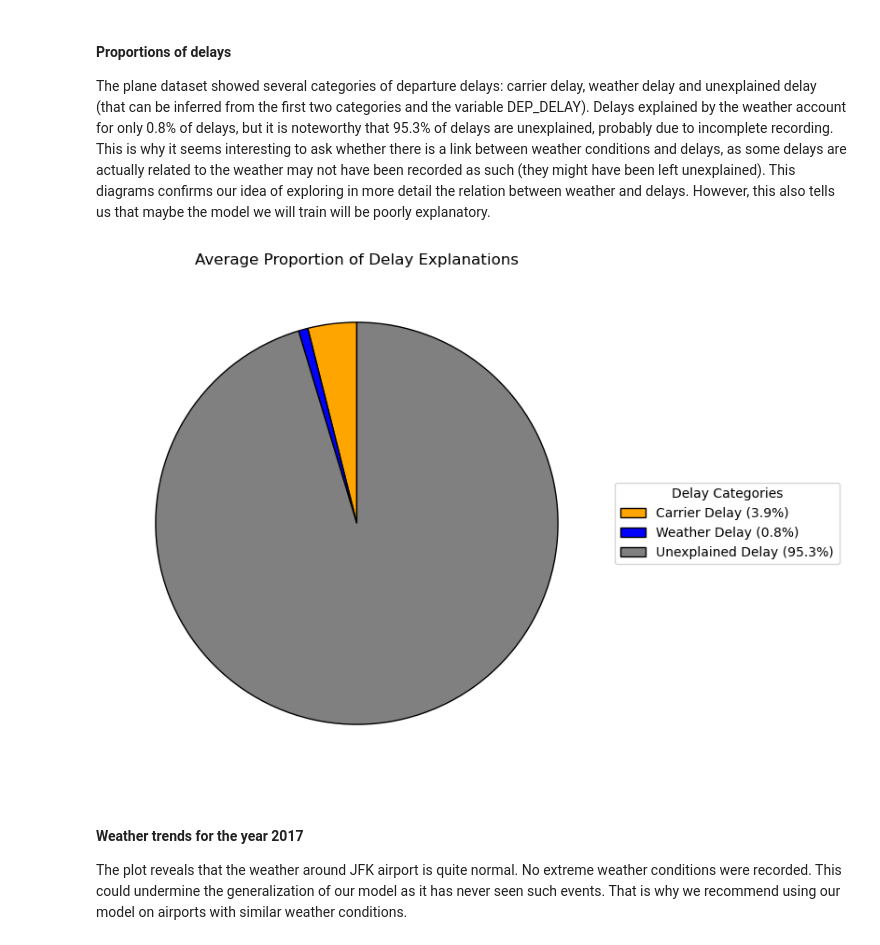
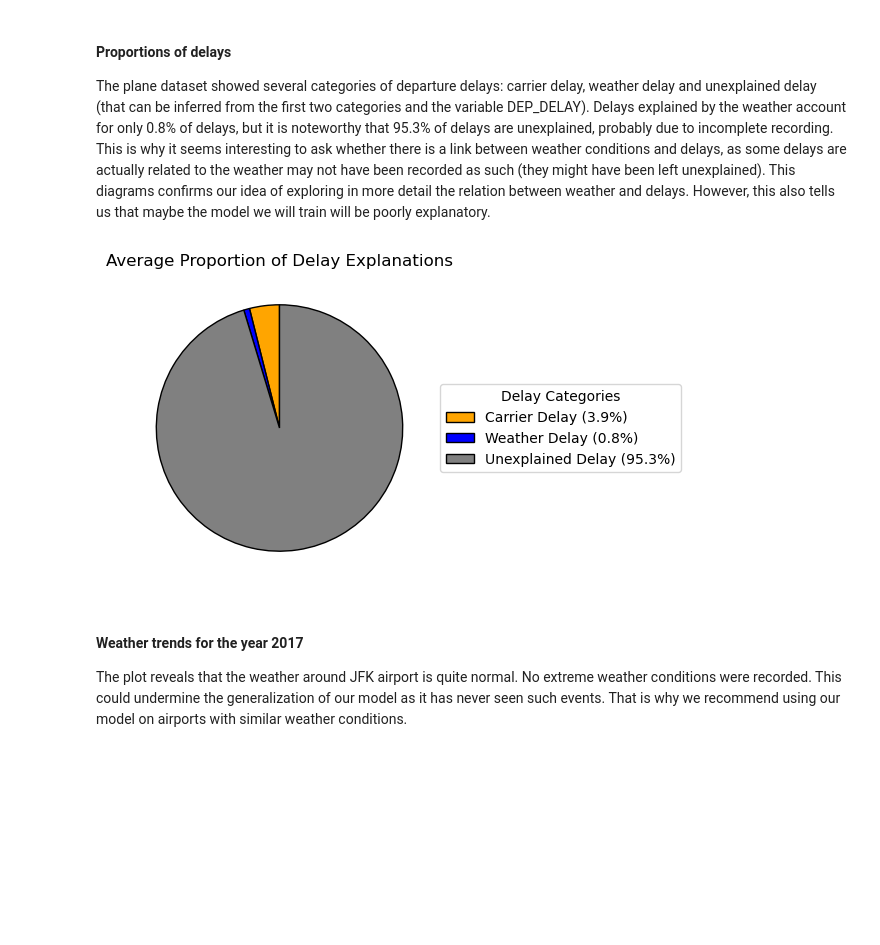
Before and after one commit to Leooryx/Avions-Retard-et-Meteo, a Jupyter notebook: notebook_final.ipynb, the cells around one changed output. Saved outputs shown, nothing was run; the diff lists cells and outputs as text; code cells hidden in the pictures; blank space fills up the shorter version.

```diff
--- a/notebook_final.ipynb
+++ b/notebook_final.ipynb
@@ -490,30 +493,30 @@ The plane dataset showed several categories of departure delays: carrier delay,
 # %%
 # Calculate the ratio of delays explained by CARRIER_DELAY, WEATHER_DELAY, and unexplained delays
 plane_weather['carrier_delay_ratio'] = plane_weather['CARRIER_DELAY'] / plane_weather['DEP_DELAY']
 plane_weather['weather_delay_ratio'] = plane_weather['WEATHER_DELAY'] / plane_weather['DEP_DELAY']
 plane_weather['unexplained_delay_ratio'] = 1 - (plane_weather['carrier_delay_ratio'] + plane_weather['weather_delay_ratio'])
 
 # Calculate the mean proportion of each type of delay
 mean_carrier_delay = plane_weather['carrier_delay_ratio'].mean()
 mean_weather_delay = plane_weather['weather_delay_ratio'].mean()
 mean_unexplained_delay = plane_weather['unexplained_delay_ratio'].mean()
 
 sizes = [mean_carrier_delay, mean_weather_delay, mean_unexplained_delay]
 labels = ['Carrier Delay', 'Weather Delay', 'Unexplained Delay']
 colors = ['orange', 'blue', 'gray']
 
-plt.figure(figsize=(11, 7))
+plt.figure(figsize=(8, 4))
 wedges, texts = plt.pie(sizes, colors=colors, startangle=90, wedgeprops={'edgecolor': 'black'}, labels=None)
 percentages = [f'{size / sum(sizes) * 100:.1f}%' for size in sizes]
 legend_labels = [f'{label} ({percentage})' for label, percentage in zip(labels, percentages)]
 plt.title('Average Proportion of Delay Explanations')
 plt.legend(wedges, legend_labels, title="Delay Categories", loc="center left", bbox_to_anchor=(1, 0, 0.5, 1), fontsize=10)
 plt.title('Average Proportion of Delay Explanations')
 #plt.savefig('Avions-Retard-et-Meteo/2_Data_exploration/pictures/5_Proportions_of_delays.png')
 plt.plot()
 plane_weather = plane_weather.drop(columns=['carrier_delay_ratio', 'weather_delay_ratio', 'unexplained_delay_ratio'])
 # %% [output]
-[figure, old version]
+[figure, new version]
 # %% [markdown]
 #### Weather trends for the year 2017
 
```
Also changed, not shown: parts of 17 cells of this notebook.
